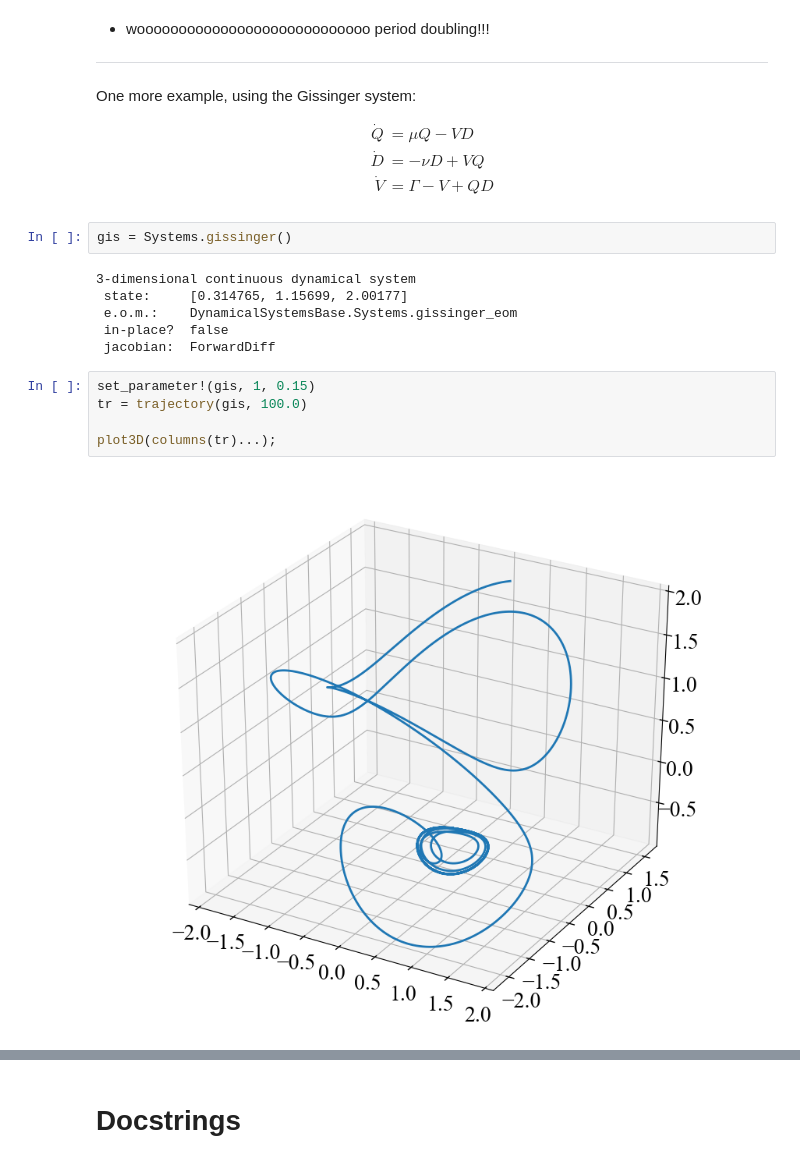
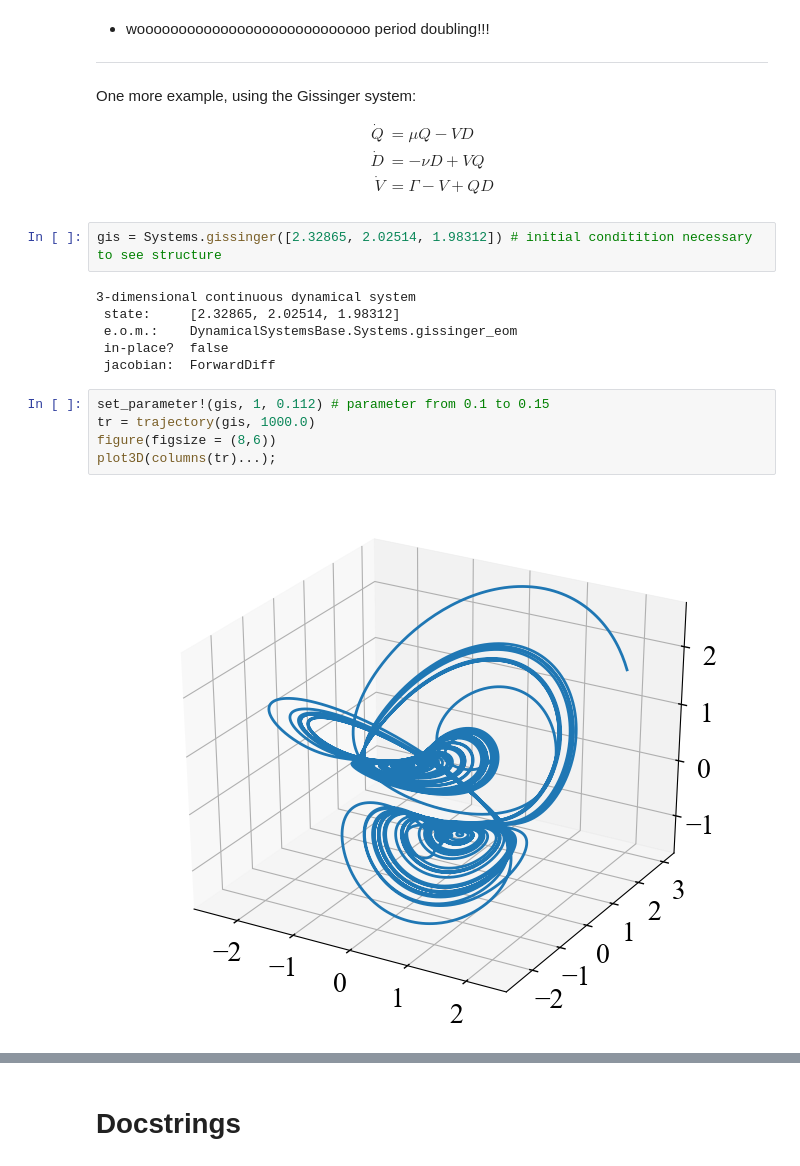
Before and after one commit to xorJane/tutorials, a Jupyter notebook: 3. Orbit diagrams, Surfaces of Section.ipynb, the cells around one changed output, grey strips where cells are left out. Saved outputs shown, nothing was run; the diff lists cells and outputs as text.

```diff
--- a/3. Orbit diagrams, Surfaces of Section.ipynb
+++ b/3. Orbit diagrams, Surfaces of Section.ipynb
@@ -392,21 +409,21 @@ $$
 \dot{V} &= \Gamma -V + QD
 \end{aligned}
 $$
-# %%
-gis = Systems.gissinger()
-# %% [output]
-3-dimensional continuous dynamical system
- state:     [0.314765, 1.15699, 2.00177]
- e.o.m.:    DynamicalSystemsBase.Systems.gissinger_eom
- in-place?  false
- jacobian:  ForwardDiff
+# %%
+gis = Systems.gissinger([2.32865, 2.02514, 1.98312]) # initial conditition necessary to see structure
+# %% [output]
+3-dimensional continuous dynamical system
+ state:     [2.32865, 2.02514, 1.98312]
+ e.o.m.:    DynamicalSystemsBase.Systems.gissinger_eom
+ in-place?  false
+ jacobian:  ForwardDiff
 # %%
-set_parameter!(gis, 1, 0.15)
-tr = trajectory(gis, 100.0)
-
+set_parameter!(gis, 1, 0.112) # parameter from 0.1 to 0.15
+tr = trajectory(gis, 1000.0)
+figure(figsize = (8,6))
 plot3D(columns(tr)...);
 # %% [output]
-[figure, old version]
+[figure, new version]
 # %%
 pvalues = linspace(0.1,0.15,201) # which parameter values to use
 p_index = 1 # change 2nd parameter, which is μ
```
Also changed, not shown: parts of 19 cells of this notebook.
